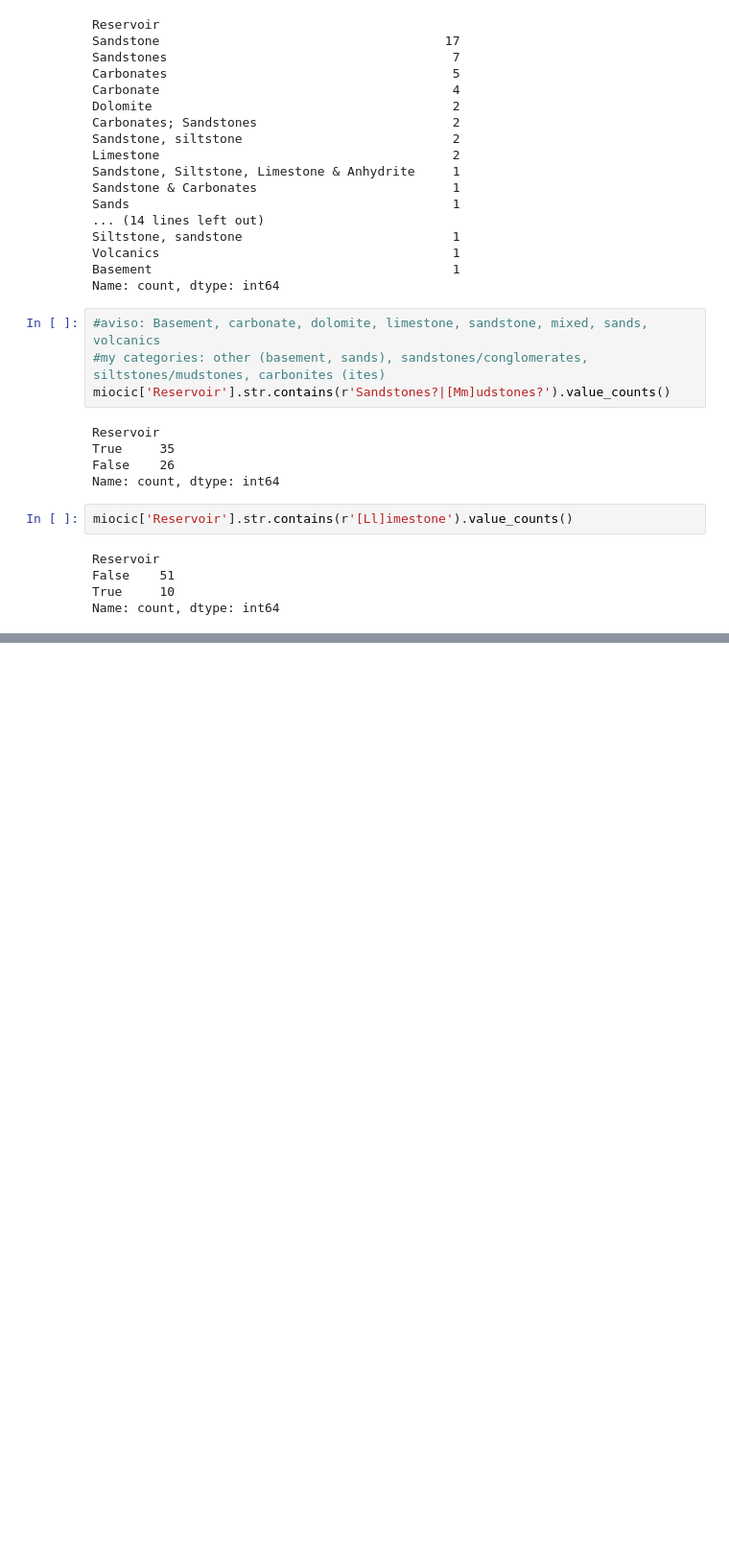
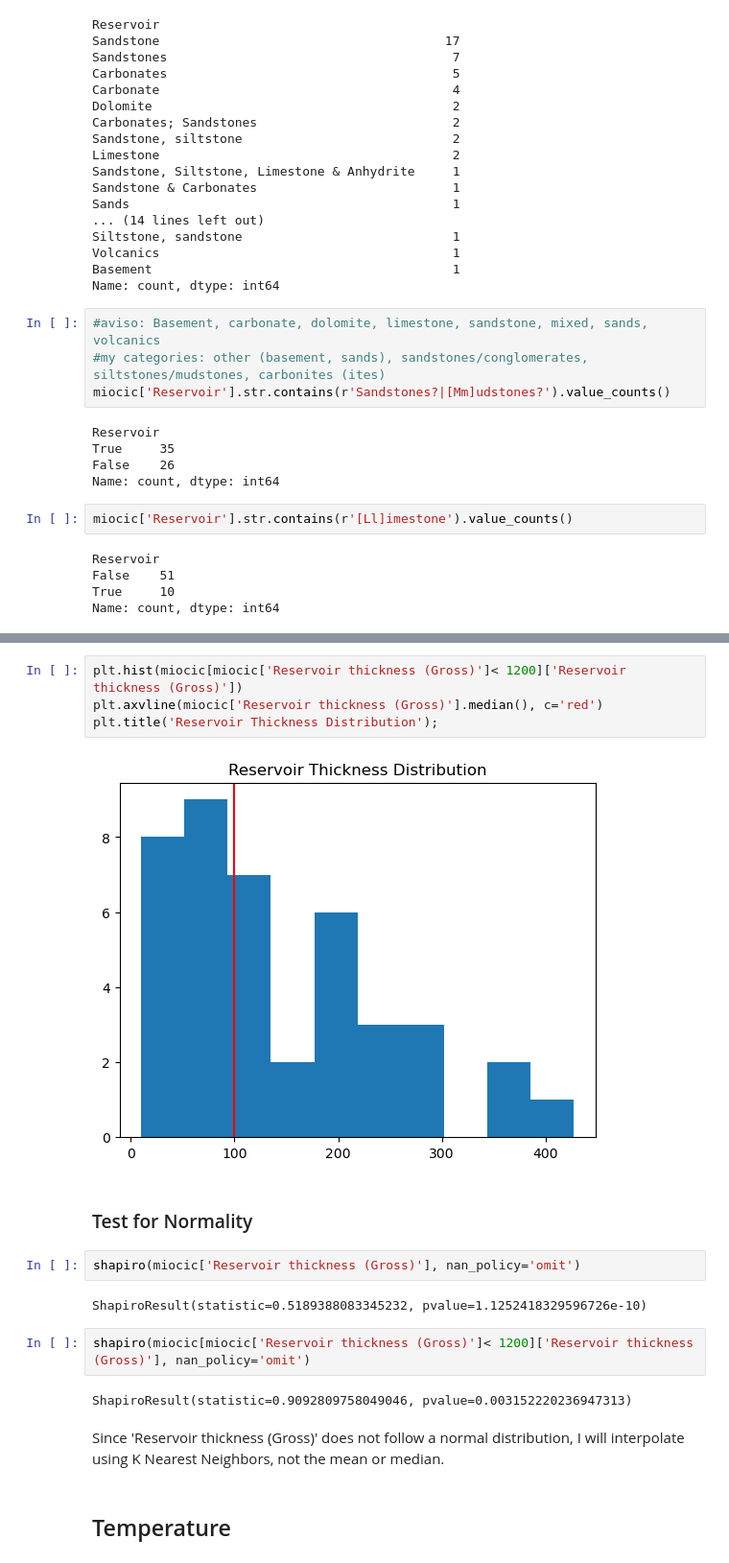
Before and after one commit to lilycastiel/thesis-cgs, a Jupyter notebook: SQ1.ipynb, the cells around one changed output, grey strips where cells are left out. Shown at 96% size. Drawn from its saved outputs; the diff is of its cells as text; blank space fills up the shorter version.

```diff
--- a/SQ1.ipynb
+++ b/SQ1.ipynb
@@ -536,0 +522,20 @@ sum(miocic['Seal thickness'].isna())/len(miocic)
+# %%
+plt.hist(miocic[miocic['Reservoir thickness (Gross)']< 1200]['Reservoir thickness (Gross)'])
+plt.axvline(miocic['Reservoir thickness (Gross)'].median(), c='red')
+plt.title('Reservoir Thickness Distribution');
+# %% [output]
+[figure, added]
+# %% [markdown]
+### Test for Normality
+# %%
+shapiro(miocic['Reservoir thickness (Gross)'], nan_policy='omit')
+# %% [output]
+ShapiroResult(statistic=0.5189388083345232, pvalue=1.1252418329596726e-10)
+# %%
+shapiro(miocic[miocic['Reservoir thickness (Gross)']< 1200]['Reservoir thickness (Gross)'], nan_policy='omit')
+# %% [output]
+ShapiroResult(statistic=0.9092809758049046, pvalue=0.003152220236947313)
+# %% [markdown]
+Since 'Reservoir thickness (Gross)' does not follow a normal distribution, I will interpolate using K Nearest Neighbors, not the mean or median.
+# %% [markdown]
+## Temperature
```
Also changed, not shown: parts of 64 cells of this notebook, 1 other file.
